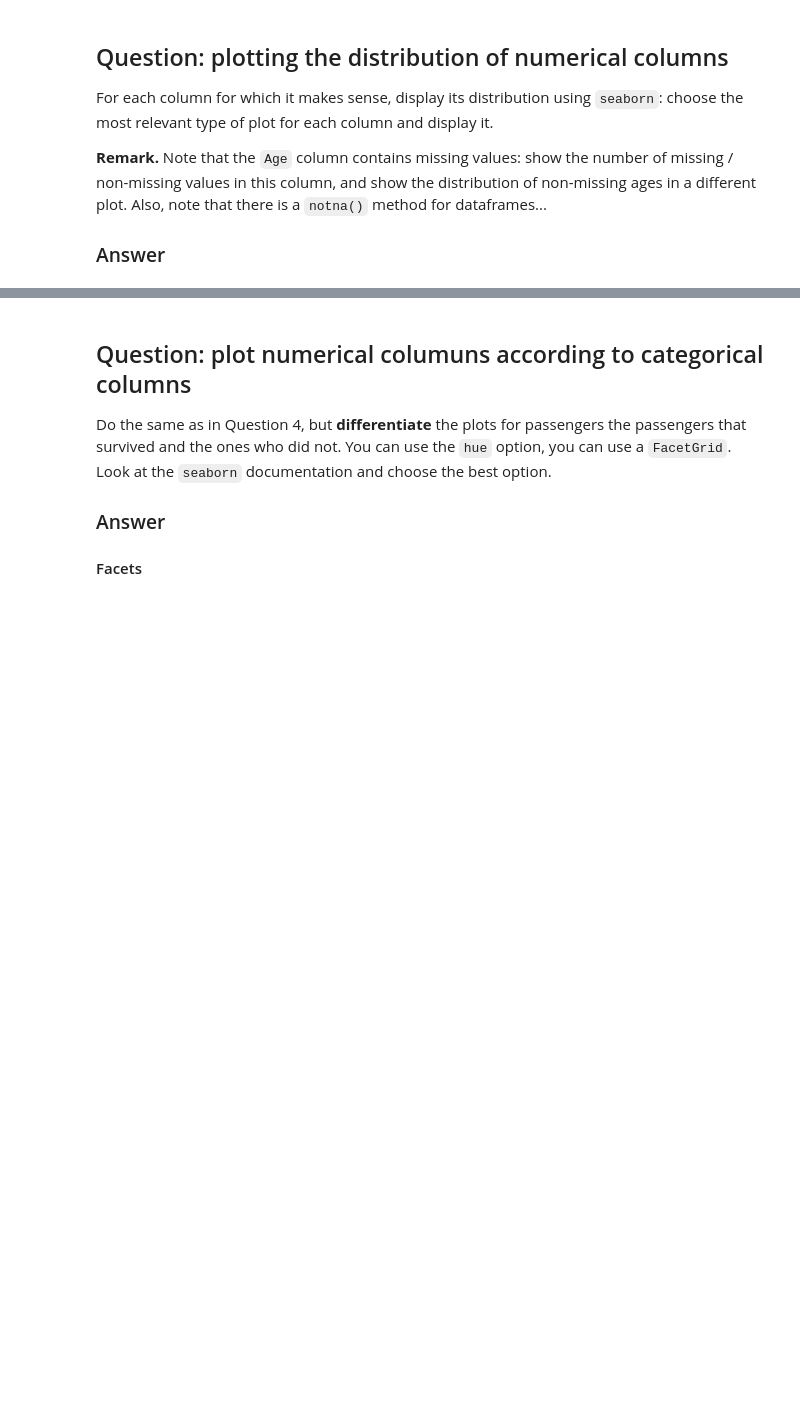
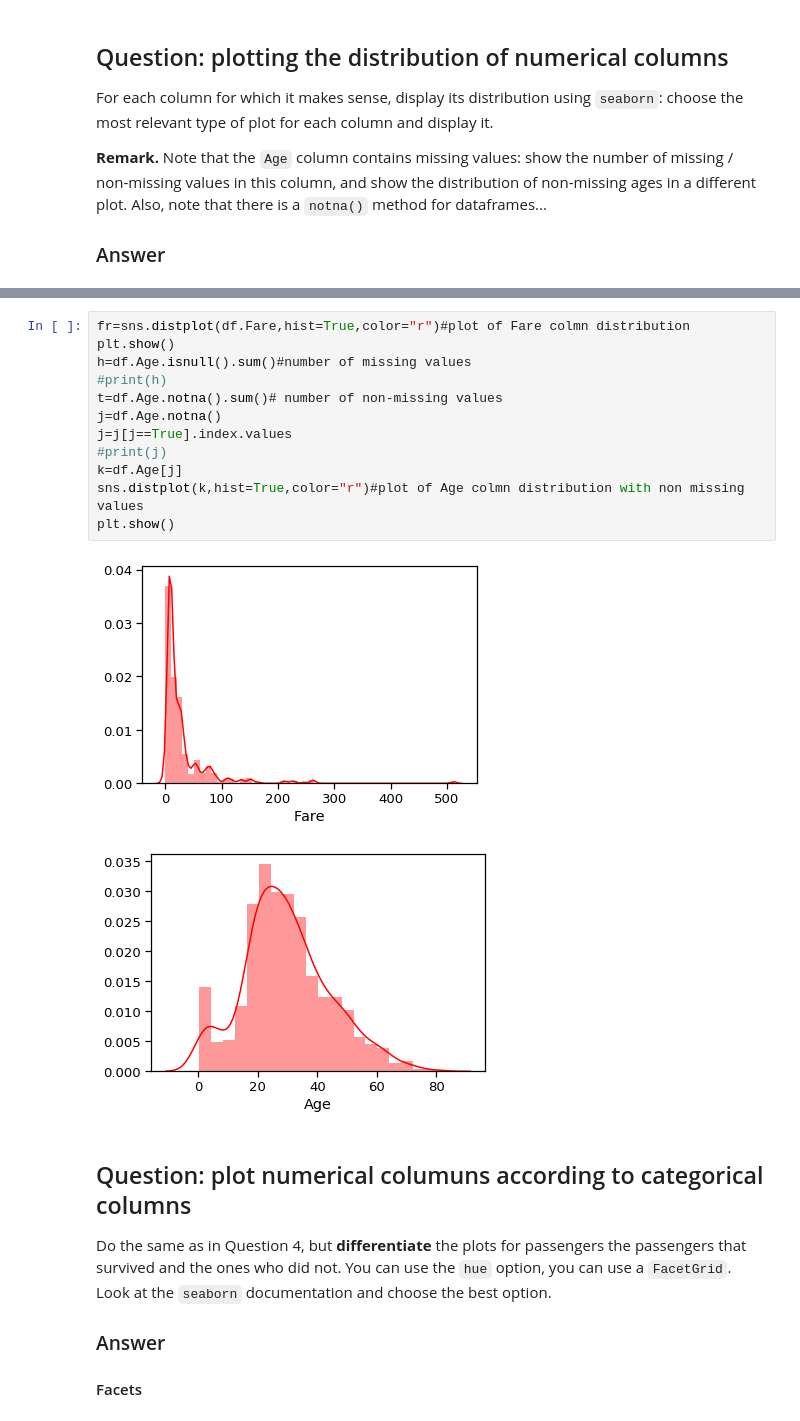
Before and after one commit to luluu12/bigdata, a Jupyter notebook: homework01.ipynb, the cells around one changed output, grey strips where cells are left out. Saved outputs shown, nothing was run; the diff lists cells and outputs as text; blank space fills up the shorter version.

```diff
--- a/homework01.ipynb
+++ b/homework01.ipynb
@@ -466,3 +472,18 @@ SyntaxError: invalid syntax (<ipython-input-102-0e579a789ce2>, line 4)
+# %%
+fr=sns.distplot(df.Fare,hist=True,color="r")#plot of Fare colmn distribution
+plt.show()
+h=df.Age.isnull().sum()#number of missing values
+#print(h)
+t=df.Age.notna().sum()# number of non-missing values
+j=df.Age.notna()
+j=j[j==True].index.values
+#print(j)
+k=df.Age[j]
+sns.distplot(k,hist=True,color="r")#plot of Age colmn distribution with non missing values
+plt.show()
+# %% [output]
+[figure, added]
+[figure, added]
 # %% [markdown]
 
 
```
Also changed, not shown: parts of 29 cells of this notebook.
